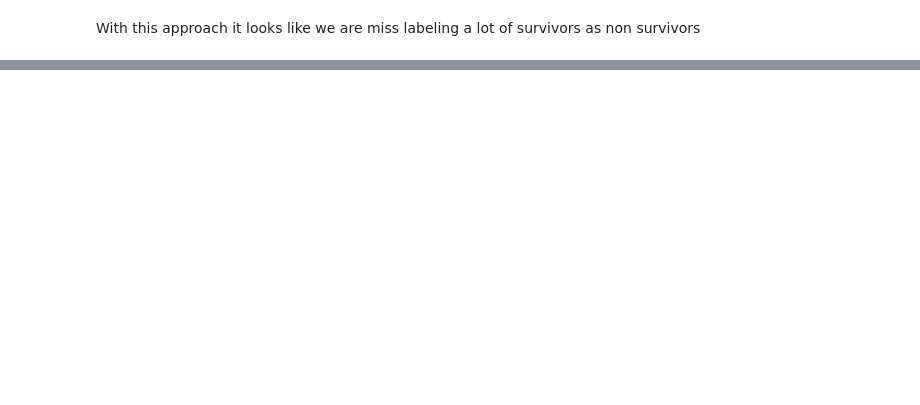
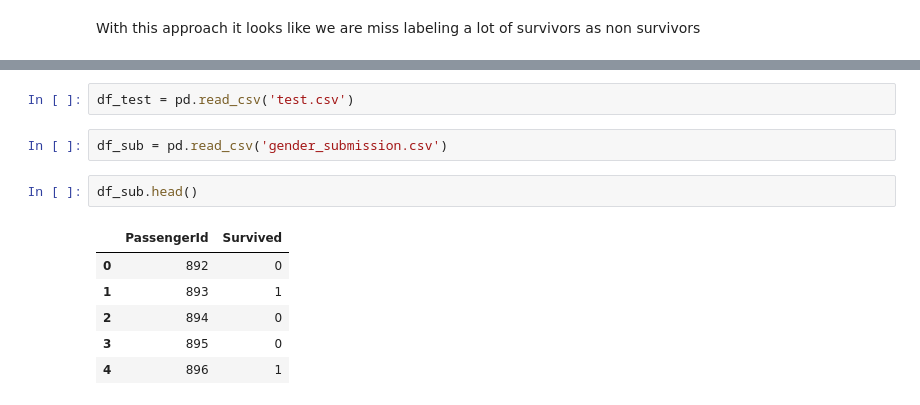
Before and after one commit to PeckJackson/kaggleProjects, a Jupyter notebook: Titanic/Untitled.ipynb, the cells around one changed output, grey strips where cells are left out. Cells and saved outputs as stored; diff of their text form; blank space fills up the shorter version.

```diff
--- a/Titanic/Untitled.ipynb
+++ b/Titanic/Untitled.ipynb
@@ -302,0 +319,13 @@ With this approach it looks like we are miss labeling a lot of survivors as non
+# %%
+df_test = pd.read_csv('test.csv')
+# %%
+df_sub = pd.read_csv('gender_submission.csv')
+# %%
+df_sub.head()
+# %% [output]
+|  | PassengerId | Survived |
+| 0 | 892 | 0 |
+| 1 | 893 | 1 |
+| 2 | 894 | 0 |
+| 3 | 895 | 0 |
+| 4 | 896 | 1 |
```
Also changed, not shown: parts of 29 cells of this notebook, 3 other files.
